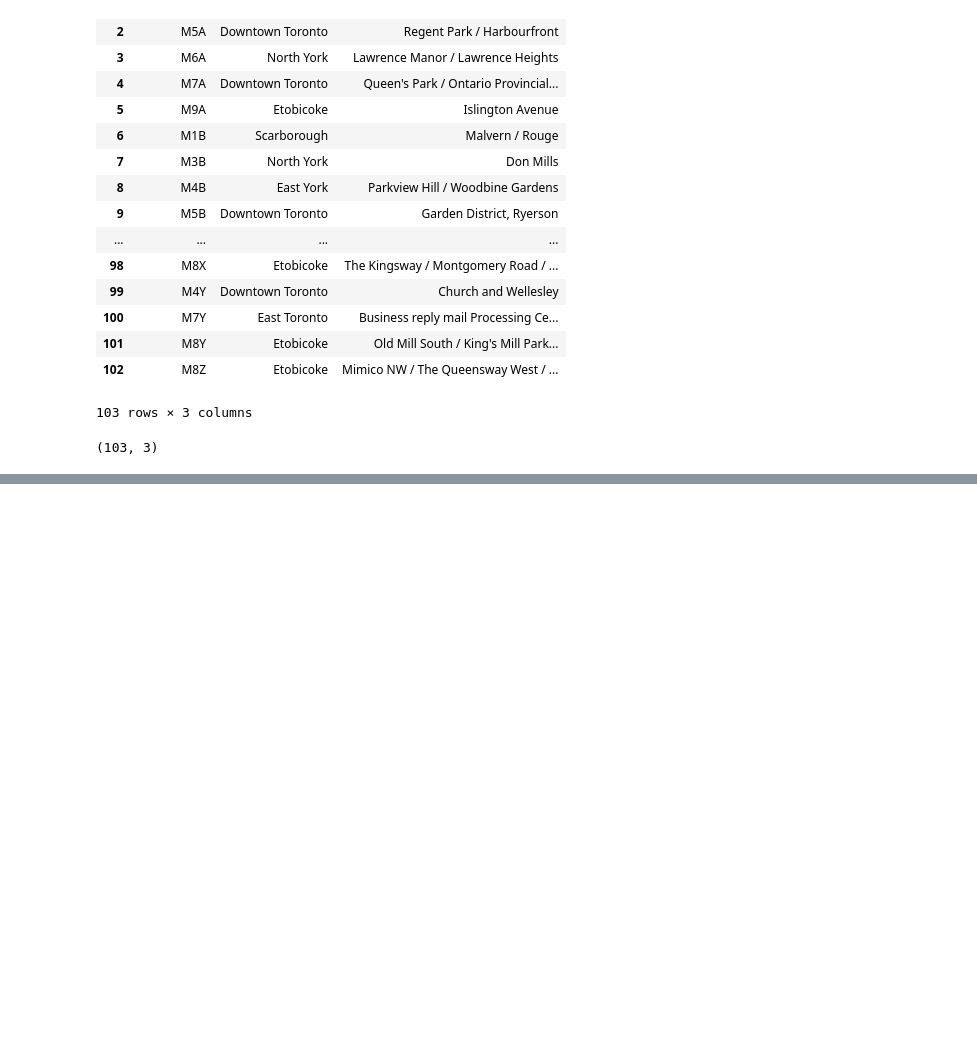
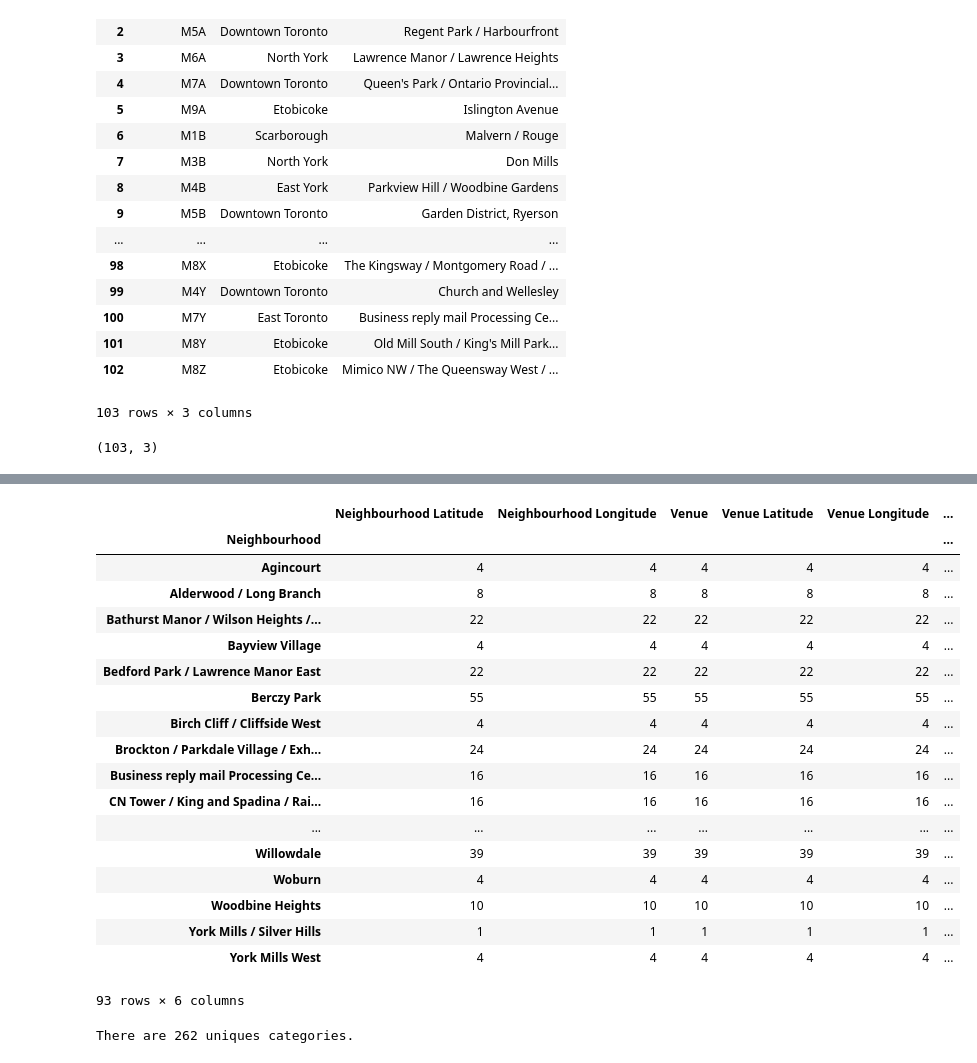
Before and after one commit to Deepashri2203/github-exampleforme, a Jupyter notebook: Segmenting and Clustering -Project.ipynb, the cells around one changed output, grey strips where cells are left out. Saved outputs shown, nothing was run; the diff lists cells and outputs as text; code cells hidden in the pictures; blank space fills up the shorter version.

```diff
--- a/Segmenting and Clustering -Project.ipynb
+++ b/Segmenting and Clustering -Project.ipynb
@@ -131,0 +243,18 @@ df2.shape
+# %%
+map_toronto = folium.Map(location=[latitude_toronto, longitude_toronto], zoom_start=10)
+
+# add markers to map
+for lat, lng, borough, Neighbourhood in zip(Toronto_df['Latitude'], Toronto_df['Longitude'], Toronto_df['Borough'], Toronto_df['Neighborhood']):
+    label = '{}, {}'.format(Neighbourhood, borough)
+    label = folium.Popup(label, parse_html=True)
+    folium.CircleMarker(
+        [lat, lng],
+        radius=5,
+        popup=label,
+        color='blue',
+        fill=True,
+        fill_color='#3186cc',
+        fill_opacity=0.7,
+        parse_html=False).add_to(map_toronto)
+
+map_toronto
@@ -131,0 +364,30 @@ df2.shape
+# %%
+# check how many venues were returned for each neighborhood
+
+toronto_venues.groupby('Neighbourhood').count()
+# %% [output]
+|  | Neighbourhood Latitude | Neighbourhood Longitude | Venue | Venue Latitude | Venue Longitude | ... |
+| Neighbourhood |  |  |  |  |  | ... |
+| Agincourt | 4 | 4 | 4 | 4 | 4 | ... |
+| Alderwood / Long Branch | 8 | 8 | 8 | 8 | 8 | ... |
+| Bathurst Manor / Wilson Heights /... | 22 | 22 | 22 | 22 | 22 | ... |
+| Bayview Village | 4 | 4 | 4 | 4 | 4 | ... |
+| Bedford Park / Lawrence Manor East | 22 | 22 | 22 | 22 | 22 | ... |
+| Berczy Park | 55 | 55 | 55 | 55 | 55 | ... |
+| Birch Cliff / Cliffside West | 4 | 4 | 4 | 4 | 4 | ... |
+| Brockton / Parkdale Village / Exh... | 24 | 24 | 24 | 24 | 24 | ... |
+| Business reply mail Processing Ce... | 16 | 16 | 16 | 16 | 16 | ... |
+| CN Tower / King and Spadina / Rai... | 16 | 16 | 16 | 16 | 16 | ... |
+| ... | ... | ... | ... | ... | ... | ... |
+| Willowdale | 39 | 39 | 39 | 39 | 39 | ... |
+| Woburn | 4 | 4 | 4 | 4 | 4 | ... |
+| Woodbine Heights | 10 | 10 | 10 | 10 | 10 | ... |
+| York Mills / Silver Hills | 1 | 1 | 1 | 1 | 1 | ... |
+| York Mills West | 4 | 4 | 4 | 4 | 4 | ... |
+93 rows × 6 columns
+# %%
+# find out how many unique categories can be curated from all the returned venues
+
+print('There are {} uniques categories.'.format(len(toronto_venues['Venue Category'].unique())))
+# %% [output]
+There are 262 uniques categories.
```
Also changed, not shown: parts of 32 cells of this notebook.
